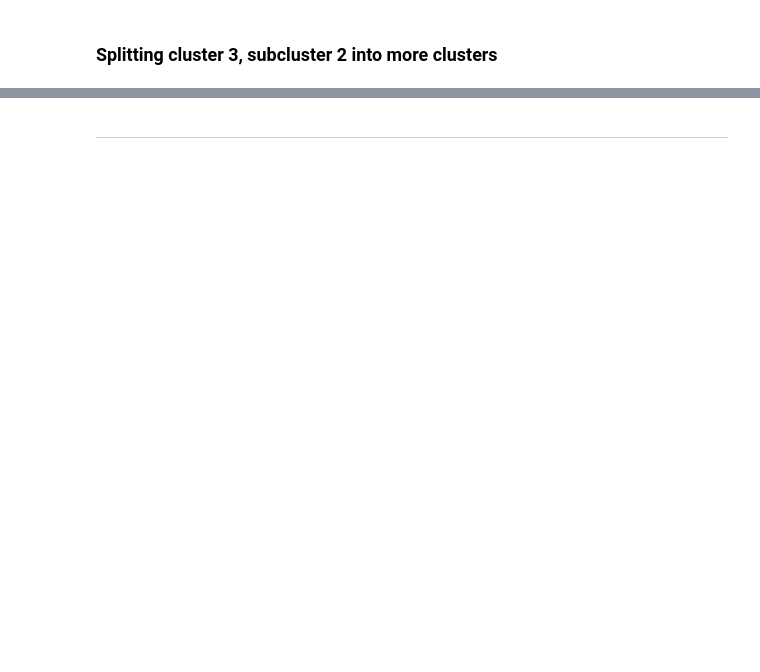
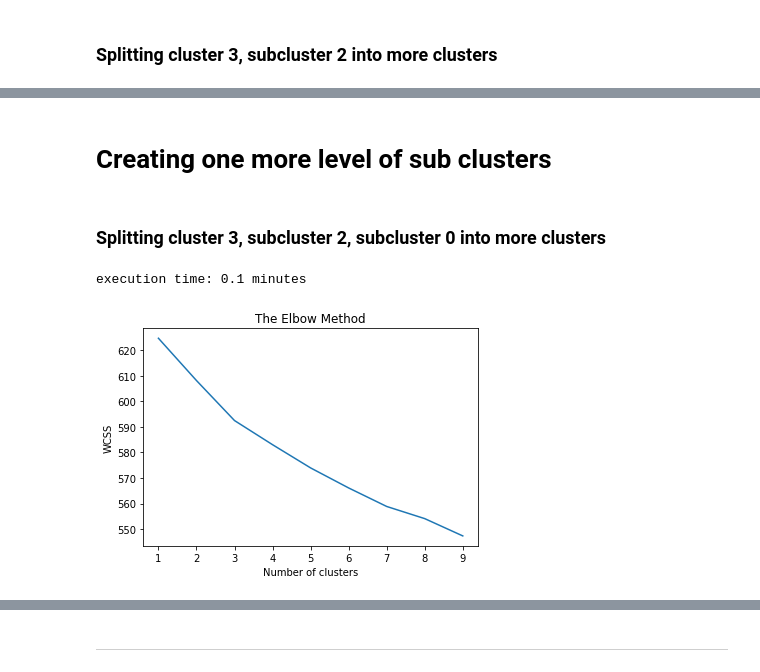
Before and after one commit to DistrictDataLabs/company-clustering, a Jupyter notebook: Company Clustering.ipynb, the cells around one changed output, grey strips where cells are left out. Drawn from its saved outputs; the diff is of its cells as text; code cells hidden in the pictures; blank space fills up the shorter version.

```diff
--- a/Company Clustering.ipynb
+++ b/Company Clustering.ipynb
@@ -770,0 +797,13 @@ removed_topics.update({'32':[unstem(word) for word in X_freq_terms]})
+# %% [markdown]
+# Creating one more level of sub clusters
+# %% [markdown]
+### Splitting cluster 3, subcluster 2, subcluster 0 into more clusters
+# %%
+## splitting 3-2-0 into more clusters
+Subcluster320_df = merged_df[(merged_df['Clusters']==3) & (merged_df['Subclusters_level_1']==2) & (merged_df['Subclusters_level_2']==0)]
+Subcluster320_tfidif=tfidf_matrix[Subcluster320_df.index.values]
+
+find_number_clusters(Subcluster320_tfidif.todense())
+# %% [output]
+execution time: 0.1 minutes
+[figure, added]
```
Also changed, not shown: parts of 22 cells of this notebook.
